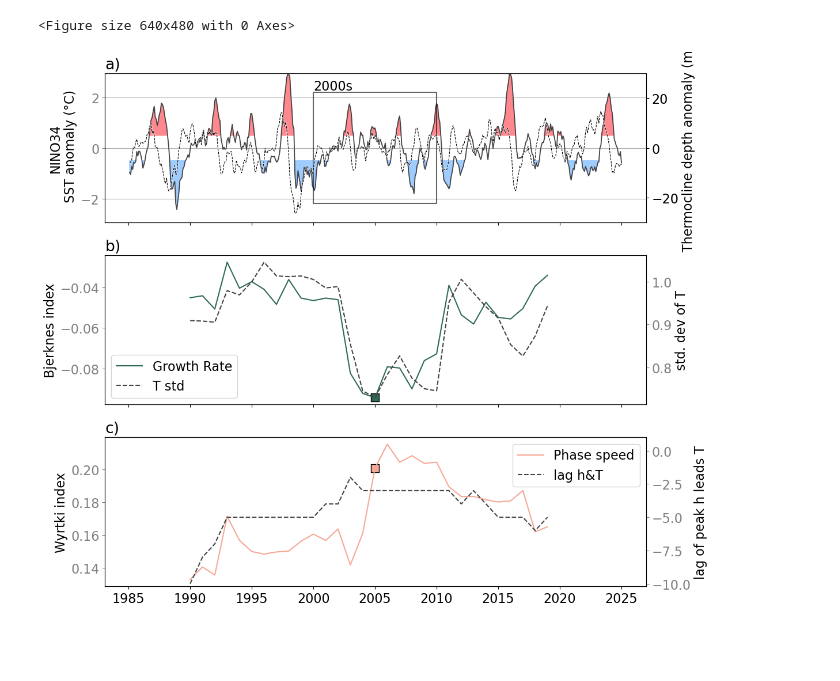
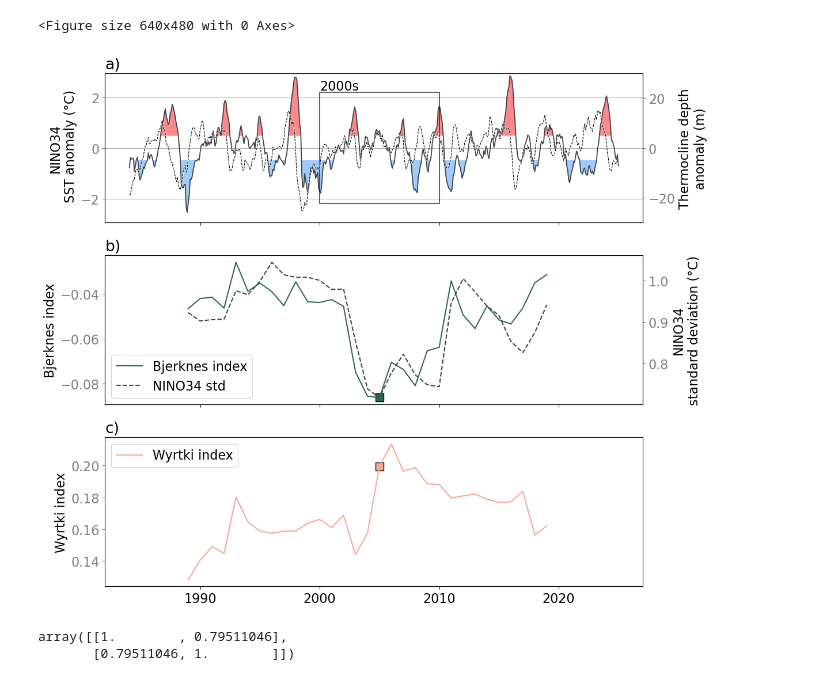
Before and after one commit to jemmajeffree/rom_decadal, a Jupyter notebook: historial_variability.ipynb, the cells around one changed output. Drawn from its saved outputs; the diff is of its cells as text; code cells hidden in the pictures; blank space fills up the shorter version.

Commit message:
Pretty plot

```diff
--- a/historial_variability.ipynb
+++ b/historial_variability.ipynb
@@ -9,15 +9,15 @@ from rom_decadal_lib import *
 <Figure size 640x480 with 0 Axes>
 # %%
 ORAS5_indices = xr.open_dataset('indices/ORAS5_obs_indices.nc')
-ORAS5_indices = ORAS5_indices.sel(time=slice('1985',None))
+ORAS5_indices = ORAS5_indices.sel(time=slice('1984',None))
 T = declim(ORAS5_indices.nino34)
 h = declim(ORAS5_indices.h_eq)
 
-full_y =xr.concat((T,h),dim='v').assign_coords({'v':np.array(('T','h'))})
+full_y = xr.concat((T,h),dim='v').assign_coords({'v':np.array(('T','h'))})
 full_dy = full_y.diff('time',label='lower') # this is the dy at the time it starts from
 # %%
 # Fit indices to 10 year rolling windows
-start_years = np.arange(1985,2024-9)
+start_years = np.arange(1984,2024-9)
 
 # I wouldn't normally put out empty buckets to fill with a for loop like this,
 # but it makes more sense with the rolling window and multiple functions for
@@ -61,7 +61,7 @@ plt.title('a)',loc='left')
 #plt.title('timeseries',loc='left')
 plt.grid(axis='y',zorder=-10)
 decyear = (T['time.year']+T['time.month']/12)
-plt.plot(decyear,T,c='#444444',linewidth=1.3,zorder=6)
+plt.plot(decyear,T,c='#444444',linewidth=1.3,zorder=6, label = 'NINO34')
 th = 0.5#nino34.std() # colouring threshold
 
 plt.fill_between(decyear,xr.zeros_like(decyear)-th,T.where(T<-th),color=LNC,zorder=5)
@@ -79,13 +79,15 @@ plt.sca(ax02)
 plt.plot(decyear,h,c='w',linewidth=2,alpha=0.5,zorder=5.9) #This seems dumb, Jemma
 plt.plot(decyear,h,c='k',linestyle='dashed',linewidth=0.8,zorder=6) #This seems dumb, Jemma
 plt.ylim(-30,30)
-plt.ylabel('Thermocline depth anomaly (m)')
+plt.ylabel('Thermocline depth\nanomaly (m)')
+ax02.tick_params(axis='y', colors='grey')
+
 
 plt.sca(axs[1])
 plt.title('b)',loc='left')
 #plt.title('amplitude metrics of a rolling decade',loc='left')
 rolling_window_year = start_years+5 # This is the centre if you treat years as the start of the year?
-lns1 = plt.plot(rolling_window_year,bj_10,label='Growth Rate',c=BJC,linewidth=1.5)
+lns1 = plt.plot(rolling_window_year,bj_10,label='Bjerknes index',c=BJC,linewidth=1.5)
 plt.scatter(rolling_window_year[-15],bj_10[-15],100,
             marker='s',facecolor=BJC,edgecolor='k',linewidth=1)
             #marker='o',facecolor='None',edgecolor='k',linewidth=2)
@@ -95,45 +97,52 @@ plt.ylabel('Bjerknes index')
 ax12 = axs[1].twinx()
 ax12.tick_params(axis='y', colors='grey')
 plt.sca(ax12)
-lns2 = plt.plot(rolling_window_year,amp_10,c='#444444',label='T std',linestyle='dashed')
-plt.ylabel('std. dev of T')
+lns2 = plt.plot(rolling_window_year,amp_10,c='#444444',label='NINO34 std',linestyle='dashed')
+plt.ylabel('NINO34\nstandard deviation (°C)')
 # ax13 = axs[1].twinx()
 # plt.sca(ax13)
 # lns3 = plt.plot(decyear,h.rolling(time=120,center=True).std(),c='k',linestyle='dashed',linewidth=0.8,label='h std')
 # ax13.tick_params(axis="y", pad=40)
 # plt.ylabel('h standard deviation')
 # added these three lines
 lns = lns1+lns2#+lns3
 labs = [l.get_label() for l in lns]
 axs[1].legend(lns, labs, loc=0)
 
 
 
 plt.sca(axs[2])
 
 plt.title('c)',loc='left')
 #plt.title('periodicity metrics of a rolling decade',loc='left')
-lns1 = plt.plot(rolling_window_year,wk_10,label='Phase speed',c=WKC,linewidth=1.5)
+lns1 = plt.plot(rolling_window_year,wk_10,label='Wyrtki index',c=WKC,linewidth=1.5)
 plt.scatter(rolling_window_year[-15],wk_10[-15],100,
             marker='s',facecolor=WKC,edgecolor='k',linewidth=1)
             #marker='o',facecolor='None',edgecolor='k',linewidth=2)
 #plt.text(2001,np.imag(eig_10)[-9],'2000s',)
 
 plt.ylabel('Wyrtki index')
 #plt.yticks([])
 #plt.ylim(0.12,0.26)
-ax12 = axs[2].twinx()
-ax12.tick_params(axis='y', colors='grey')
-plt.sca(ax12)
-lns2 = plt.plot(rolling_window_year,lag_10,c='#444444',label='lag h&T',linestyle='dashed')
-plt.ylabel('lag of peak h leads T')
-plt.ylim(-10.2,1)
+# ax12 = axs[2].twinx()
+# ax12.tick_params(axis='y', colors='grey')
+# plt.sca(ax12)
+# lns2 = plt.plot(rolling_window_year,lag_10,c='#444444',label='lag h&T',linestyle='dashed')
+# plt.ylabel('lag of peak h leads T')
+# plt.ylim(-10.2,1)
 
-lns = lns1+lns2
+lns = lns1#+lns2
 labs = [l.get_label() for l in lns]
-axs[2].legend(lns, labs, loc=0)
+axs[2].legend(lns, labs, loc='upper left')
 plt.subplots_adjust(hspace=0.1)
 
 plt.tight_layout()
+
+plt.savefig('figures/historical.pdf')
 # %% [output]
-[figure, old version]
+[figure, new version]
+# %%
+np.corrcoef(amp_10,bj_10)
+# %% [output]
+array([[1.        , 0.79511046],
+       [0.79511046, 1.        ]])
```
Also changed, not shown: parts of 1 cell of this notebook.
